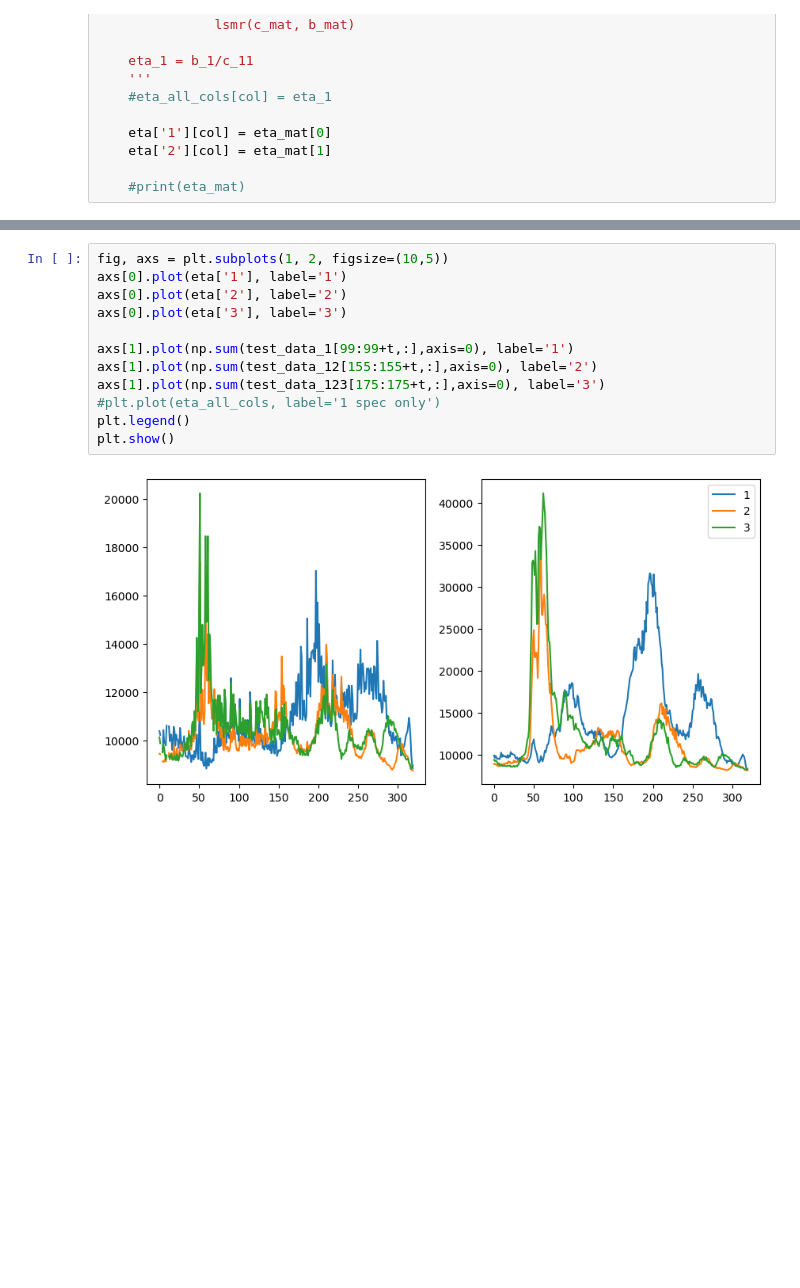
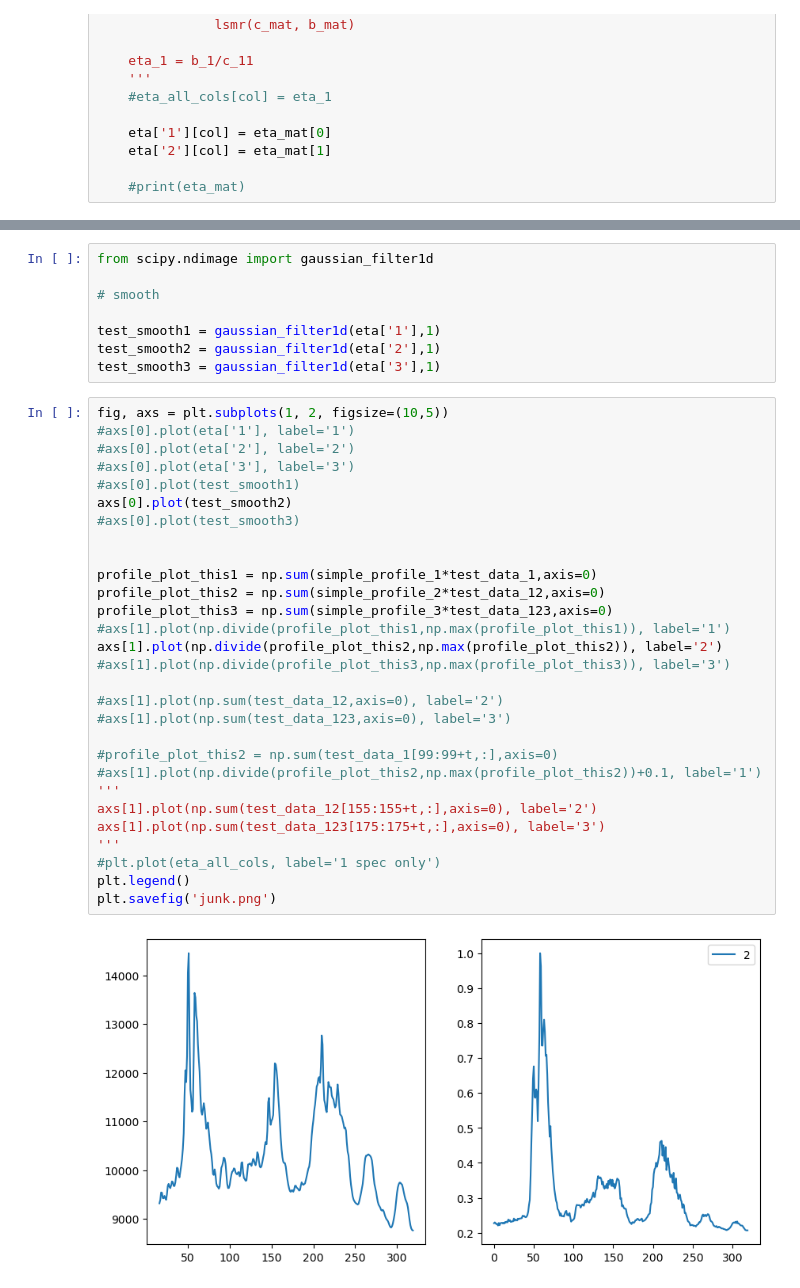
Before and after one commit to mwanakijiji/photonics_spectroscopy, a Jupyter notebook: notebooks_for_development/multi_profile_deconvolution.ipynb, the cells around one changed output, grey strips where cells are left out. Drawn from its saved outputs; the diff is of its cells as text; blank space fills up the shorter version.

```diff
--- a/notebooks_for_development/multi_profile_deconvolution.ipynb
+++ b/notebooks_for_development/multi_profile_deconvolution.ipynb
@@ -303,14 +284,39 @@ array([10386.82789503, 10225.52145461,            nan,            nan,
+# %%
+from scipy.ndimage import gaussian_filter1d
+
+# smooth
+
+test_smooth1 = gaussian_filter1d(eta['1'],1)
+test_smooth2 = gaussian_filter1d(eta['2'],1)
+test_smooth3 = gaussian_filter1d(eta['3'],1)
 # %%
 fig, axs = plt.subplots(1, 2, figsize=(10,5))
-axs[0].plot(eta['1'], label='1')
-axs[0].plot(eta['2'], label='2')
-axs[0].plot(eta['3'], label='3')
+#axs[0].plot(eta['1'], label='1')
+#axs[0].plot(eta['2'], label='2')
+#axs[0].plot(eta['3'], label='3')
+#axs[0].plot(test_smooth1)
+axs[0].plot(test_smooth2)
+#axs[0].plot(test_smooth3)
 
-axs[1].plot(np.sum(test_data_1[99:99+t,:],axis=0), label='1')
+
+profile_plot_this1 = np.sum(simple_profile_1*test_data_1,axis=0)
+profile_plot_this2 = np.sum(simple_profile_2*test_data_12,axis=0)
+profile_plot_this3 = np.sum(simple_profile_3*test_data_123,axis=0)
+#axs[1].plot(np.divide(profile_plot_this1,np.max(profile_plot_this1)), label='1')
+axs[1].plot(np.divide(profile_plot_this2,np.max(profile_plot_this2)), label='2')
+#axs[1].plot(np.divide(profile_plot_this3,np.max(profile_plot_this3)), label='3')
+
+#axs[1].plot(np.sum(test_data_12,axis=0), label='2')
+#axs[1].plot(np.sum(test_data_123,axis=0), label='3')
+
+#profile_plot_this2 = np.sum(test_data_1[99:99+t,:],axis=0)
+#axs[1].plot(np.divide(profile_plot_this2,np.max(profile_plot_this2))+0.1, label='1')
+'''
 axs[1].plot(np.sum(test_data_12[155:155+t,:],axis=0), label='2')
 axs[1].plot(np.sum(test_data_123[175:175+t,:],axis=0), label='3')
+'''
 #plt.plot(eta_all_cols, label='1 spec only')
 plt.legend()
-plt.show()
+plt.savefig('junk.png')
 # %% [output]
-[figure, old version]
+[figure, new version]
```
Also changed, not shown: parts of 7 cells of this notebook.
